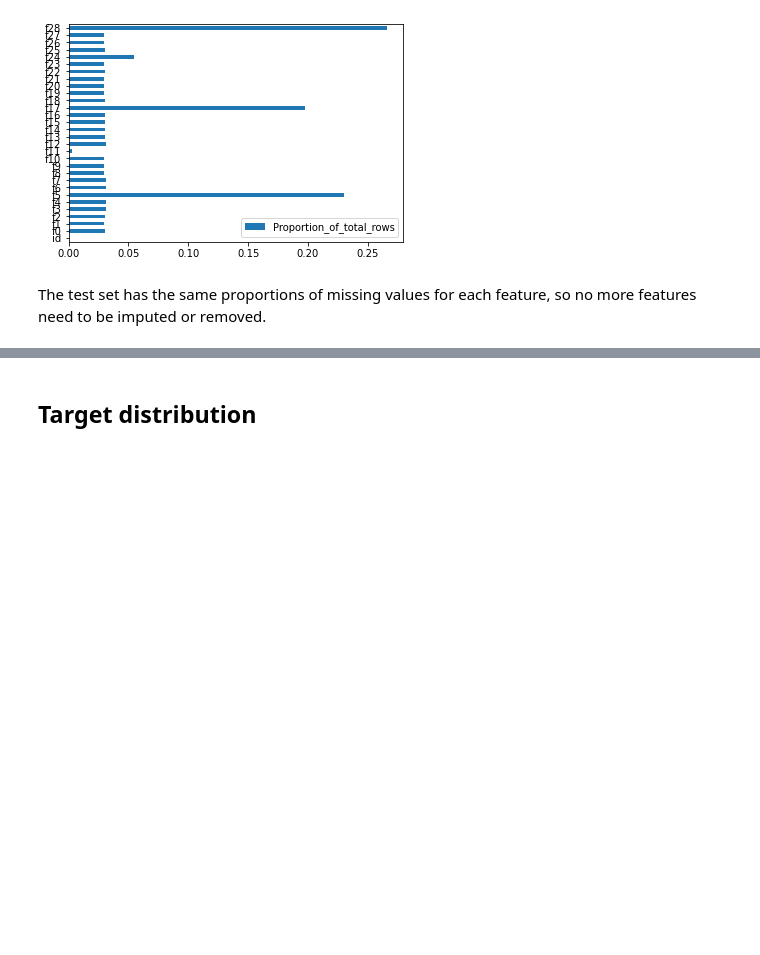
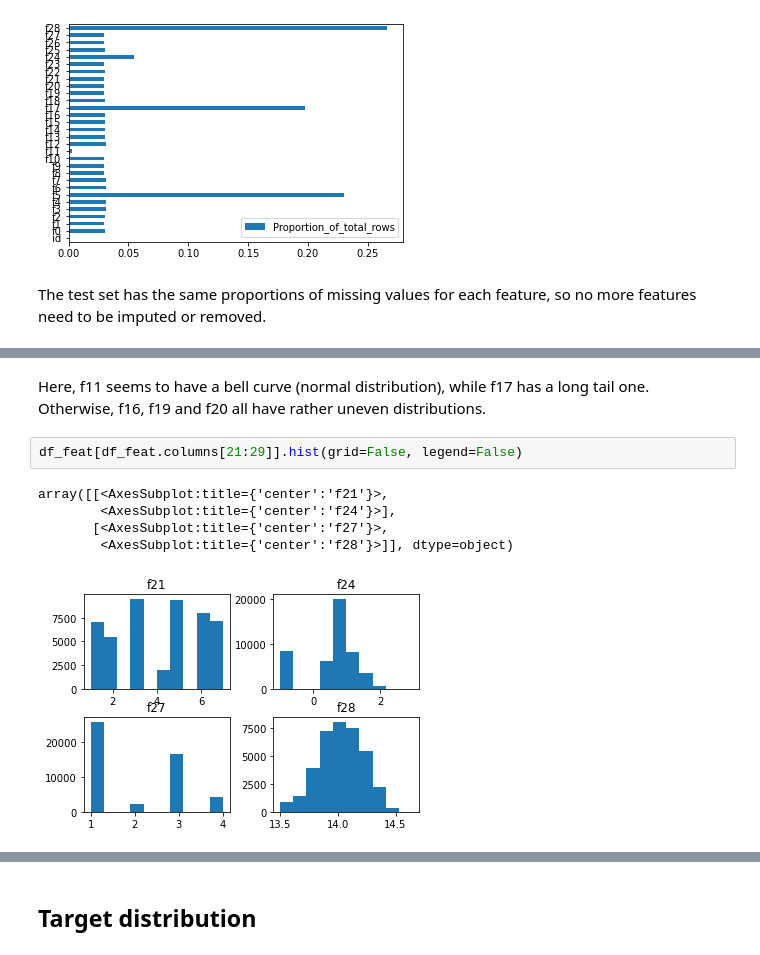
Before and after one commit to AdrianLangseth/Practical_ML, a Jupyter notebook: EDA.ipynb, the cells around one changed output, grey strips where cells are left out. Drawn from its saved outputs; the diff is of its cells as text; blank space fills up the shorter version.

```diff
--- a/EDA.ipynb
+++ b/EDA.ipynb
@@ -105,0 +115,10 @@ The test set has the same proportions of missing values for each feature, so no
+# %% [markdown]
+Here, f11 seems to have a bell curve (normal distribution), while f17 has a long tail one. Otherwise, f16, f19 and f20 all have rather uneven distributions.
+# %%
+df_feat[df_feat.columns[21:29]].hist(grid=False, legend=False)
+# %% [output]
+array([[<AxesSubplot:title={'center':'f21'}>,
+        <AxesSubplot:title={'center':'f24'}>],
+       [<AxesSubplot:title={'center':'f27'}>,
+        <AxesSubplot:title={'center':'f28'}>]], dtype=object)
+[figure, added]
```
Also changed, not shown: parts of 21 cells of this notebook.
